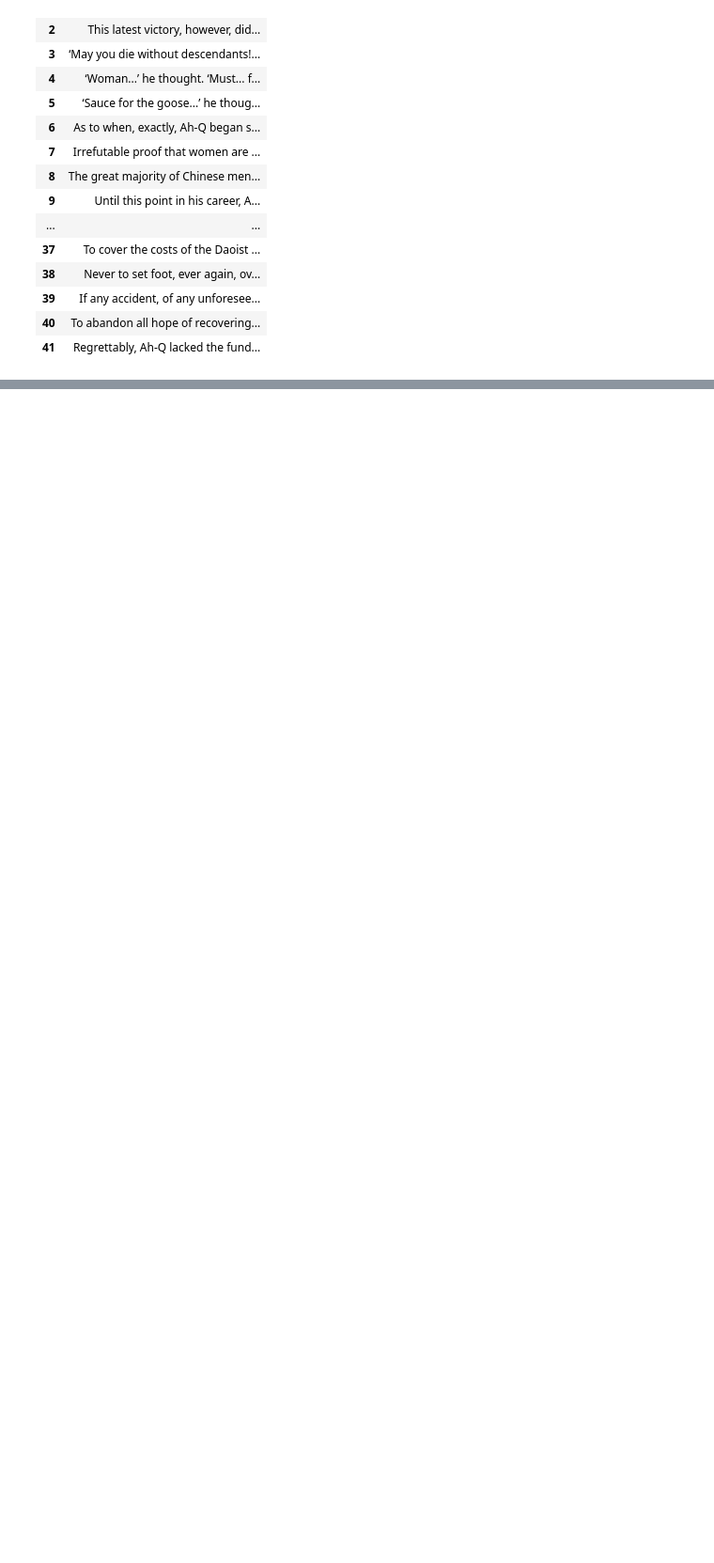
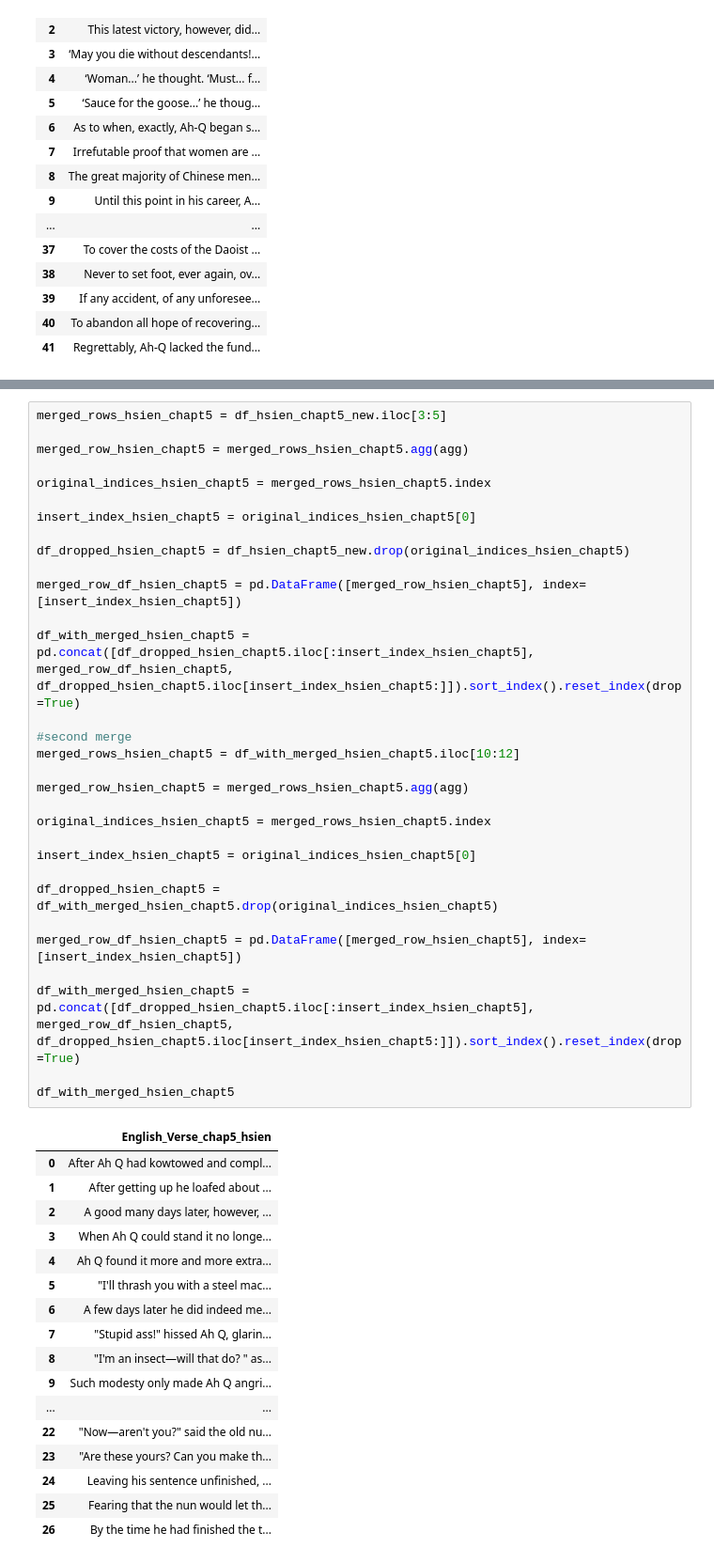
Before and after one commit to sydney-machine-learning/translationanalysis-Mandarin, a Jupyter notebook: jupyter_notebook/data_pre_processing_new.ipynb, the cells around one changed output, grey strips where cells are left out. Shown at 94% size. Saved outputs shown, nothing was run; the diff lists cells and outputs as text; blank space fills up the shorter version.

```diff
--- a/jupyter_notebook/data_pre_processing_new.ipynb
+++ b/jupyter_notebook/data_pre_processing_new.ipynb
@@ -826,0 +864,49 @@ df_julia_chapt4
+# %%
+merged_rows_hsien_chapt5 = df_hsien_chapt5_new.iloc[3:5]
+
+merged_row_hsien_chapt5 = merged_rows_hsien_chapt5.agg(agg)
+
+original_indices_hsien_chapt5 = merged_rows_hsien_chapt5.index
+
+insert_index_hsien_chapt5 = original_indices_hsien_chapt5[0]
+
+df_dropped_hsien_chapt5 = df_hsien_chapt5_new.drop(original_indices_hsien_chapt5)
+
+merged_row_df_hsien_chapt5 = pd.DataFrame([merged_row_hsien_chapt5], index=[insert_index_hsien_chapt5])
+
+df_with_merged_hsien_chapt5 = pd.concat([df_dropped_hsien_chapt5.iloc[:insert_index_hsien_chapt5], merged_row_df_hsien_chapt5, df_dropped_hsien_chapt5.iloc[insert_index_hsien_chapt5:]]).sort_index().reset_index(drop=True)
+
+#second merge
+merged_rows_hsien_chapt5 = df_with_merged_hsien_chapt5.iloc[10:12]
+
+merged_row_hsien_chapt5 = merged_rows_hsien_chapt5.agg(agg)
+
+original_indices_hsien_chapt5 = merged_rows_hsien_chapt5.index
+
+insert_index_hsien_chapt5 = original_indices_hsien_chapt5[0]
+
+df_dropped_hsien_chapt5 = df_with_merged_hsien_chapt5.drop(original_indices_hsien_chapt5)
+
+merged_row_df_hsien_chapt5 = pd.DataFrame([merged_row_hsien_chapt5], index=[insert_index_hsien_chapt5])
+
+df_with_merged_hsien_chapt5 = pd.concat([df_dropped_hsien_chapt5.iloc[:insert_index_hsien_chapt5], merged_row_df_hsien_chapt5, df_dropped_hsien_chapt5.iloc[insert_index_hsien_chapt5:]]).sort_index().reset_index(drop=True)
+
+df_with_merged_hsien_chapt5
+# %% [output]
+|  | English_Verse_chap5_hsien |
+| 0 | After Ah Q had kowtowed and compl... |
+| 1 | After getting up he loafed about ... |
+| 2 | A good many days later, however, ... |
+| 3 | When Ah Q could stand it no longe... |
+| 4 | Ah Q found it more and more extra... |
+| 5 | "I'll thrash you with a steel mac... |
+| 6 | A few days later he did indeed me... |
+| 7 | "Stupid ass!" hissed Ah Q, glarin... |
+| 8 | "I'm an insect—will that do? " as... |
+| 9 | Such modesty only made Ah Q angri... |
+| ... | ... |
+| 22 | "Now—aren't you?" said the old nu... |
+| 23 | "Are these yours? Can you make th... |
+| 24 | Leaving his sentence unfinished, ... |
+| 25 | Fearing that the nun would let th... |
+| 26 | By the time he had finished the t... |
```
Also changed, not shown: parts of 5 cells of this notebook, 2 other files.
